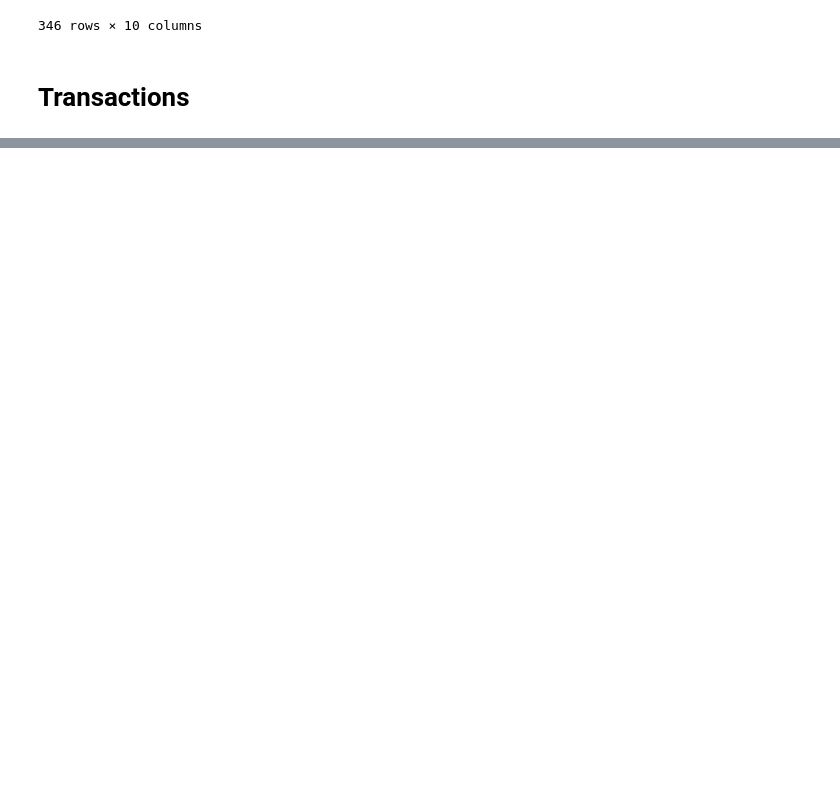
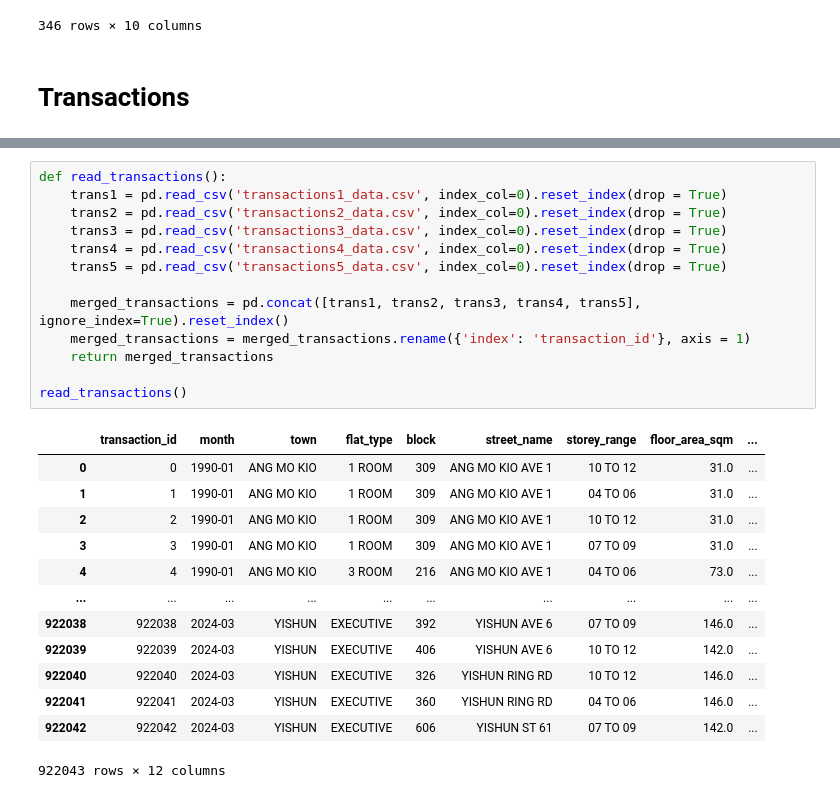
Before and after one commit to dylanlo8/Dagger, a Jupyter notebook: test.ipynb, the cells around one changed output, grey strips where cells are left out. Cells and saved outputs as stored; diff of their text form; blank space fills up the shorter version.

```diff
--- a/test.ipynb
+++ b/test.ipynb
@@ -418,0 +491,27 @@ transactions
+# %%
+def read_transactions():
+    trans1 = pd.read_csv('transactions1_data.csv', index_col=0).reset_index(drop = True)
+    trans2 = pd.read_csv('transactions2_data.csv', index_col=0).reset_index(drop = True)
+    trans3 = pd.read_csv('transactions3_data.csv', index_col=0).reset_index(drop = True)
+    trans4 = pd.read_csv('transactions4_data.csv', index_col=0).reset_index(drop = True)
+    trans5 = pd.read_csv('transactions5_data.csv', index_col=0).reset_index(drop = True)
+
+    merged_transactions = pd.concat([trans1, trans2, trans3, trans4, trans5], ignore_index=True).reset_index()
+    merged_transactions = merged_transactions.rename({'index': 'transaction_id'}, axis = 1)
+    return merged_transactions
+
+read_transactions()
+# %% [output]
+|  | transaction_id | month | town | flat_type | block | street_name | storey_range | floor_area_sqm | ... |
+| 0 | 0 | 1990-01 | ANG MO KIO | 1 ROOM | 309 | ANG MO KIO AVE 1 | 10 TO 12 | 31.0 | ... |
+| 1 | 1 | 1990-01 | ANG MO KIO | 1 ROOM | 309 | ANG MO KIO AVE 1 | 04 TO 06 | 31.0 | ... |
+| 2 | 2 | 1990-01 | ANG MO KIO | 1 ROOM | 309 | ANG MO KIO AVE 1 | 10 TO 12 | 31.0 | ... |
+| 3 | 3 | 1990-01 | ANG MO KIO | 1 ROOM | 309 | ANG MO KIO AVE 1 | 07 TO 09 | 31.0 | ... |
+| 4 | 4 | 1990-01 | ANG MO KIO | 3 ROOM | 216 | ANG MO KIO AVE 1 | 04 TO 06 | 73.0 | ... |
+| ... | ... | ... | ... | ... | ... | ... | ... | ... | ... |
+| 922038 | 922038 | 2024-03 | YISHUN | EXECUTIVE | 392 | YISHUN AVE 6 | 07 TO 09 | 146.0 | ... |
+| 922039 | 922039 | 2024-03 | YISHUN | EXECUTIVE | 406 | YISHUN AVE 6 | 10 TO 12 | 142.0 | ... |
+| 922040 | 922040 | 2024-03 | YISHUN | EXECUTIVE | 326 | YISHUN RING RD | 10 TO 12 | 146.0 | ... |
+| 922041 | 922041 | 2024-03 | YISHUN | EXECUTIVE | 360 | YISHUN RING RD | 04 TO 06 | 146.0 | ... |
+| 922042 | 922042 | 2024-03 | YISHUN | EXECUTIVE | 606 | YISHUN ST 61 | 07 TO 09 | 142.0 | ... |
+922043 rows × 12 columns
```
Also changed, not shown: parts of 20 cells of this notebook, 1 other file.
